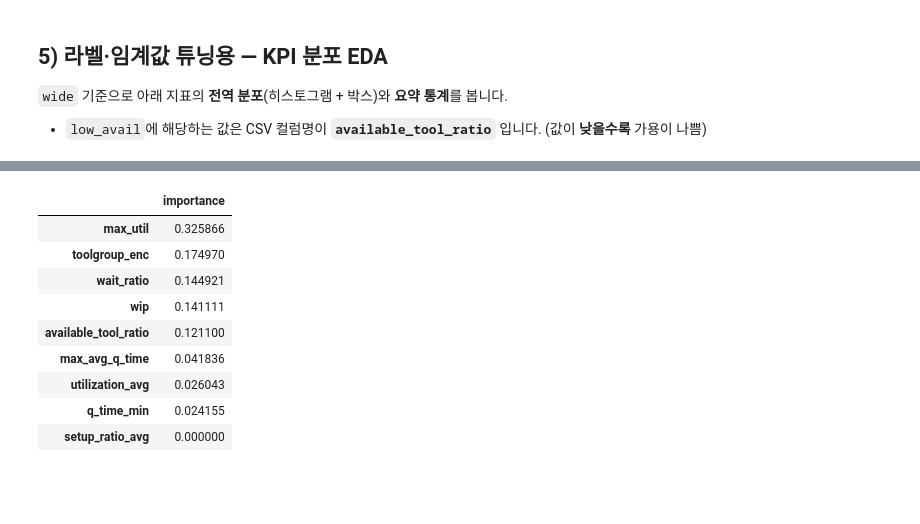
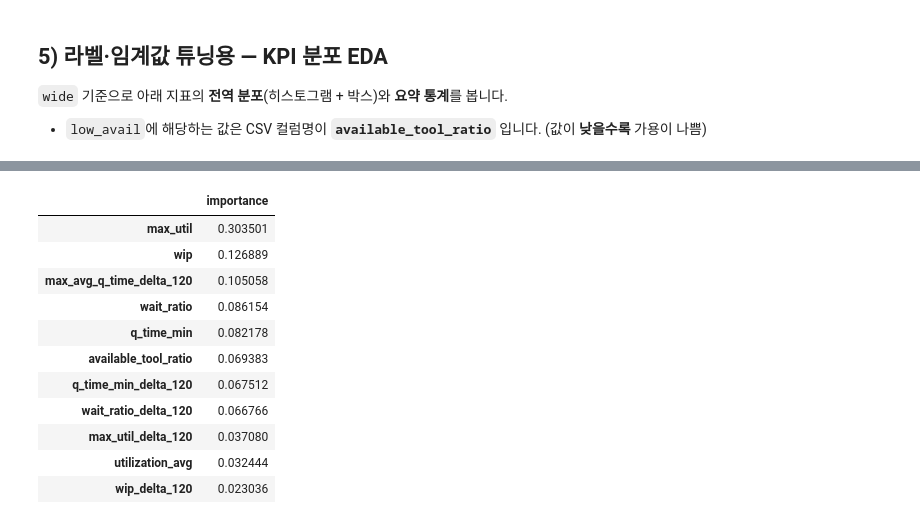
Before and after one commit to FabBear/Simulation, a Jupyter notebook: simulation/ML/data_labeling.ipynb, the cells around one changed output, grey strips where cells are left out. Saved outputs shown, nothing was run; the diff lists cells and outputs as text; code cells hidden in the pictures; blank space fills up the shorter version.

```diff
--- a/simulation/ML/data_labeling.ipynb
+++ b/simulation/ML/data_labeling.ipynb
@@ -28,16 +30,42 @@ from pathlib import Path
 
 import pandas as pd
 from IPython.display import display
+from matplotlib import font_manager, rcParams
 
 # simulation/ML → simulation/sim_csv_out
-SIM_DIR = Path("..").resolve()
+ML_DIR = Path(".").resolve()
+SIM_DIR = ML_DIR.parent
 CSV_DIR = SIM_DIR / "sim_csv_out"
 TG_PATH = CSV_DIR / "kpi_toolgroup.csv"
 TOOL_PATH = CSV_DIR / "kpi_tool.csv"
 
 assert TG_PATH.is_file(), f"없음: {TG_PATH} — 시뮬 후 sim_csv_out 을 확인하세요."
 
+
+def setup_nanum_gothic() -> str:
+    """Register NanumGothic for matplotlib (project fonts/ or ~/Library/Fonts)."""
+    candidates = [
+        ML_DIR / "fonts" / "NanumGothic-Regular.ttf",
+        Path.home() / "Library" / "Fonts" / "NanumGothic-Regular.ttf",
+    ]
+    for font_path in candidates:
+        if font_path.is_file():
+            font_manager.fontManager.addfont(str(font_path))
+            name = font_manager.FontProperties(fname=str(font_path)).get_name()
+            rcParams["font.family"] = name
+            rcParams["axes.unicode_minus"] = False
+            return name
+    raise FileNotFoundError(
+        "NanumGothic-Regular.ttf not found. "
+        "Install: brew install --cask font-nanum-gothic "
+        "or place TTF under simulation/ML/fonts/"
+    )
+
+
+MATPLOTLIB_FONT = setup_nanum_gothic()
+
 print("SIM_DIR:", SIM_DIR)
 print("TG KPI:", TG_PATH.name, f"({TG_PATH.stat().st_size / 1e6:.1f} MB)")
+print("matplotlib font:", MATPLOTLIB_FONT)
 # %% [output]
 SIM_DIR: /Users/skala/Desktop/SKALA/Final_Project/FAB_BEAR/simulation
@@ -809 +1221,16 @@ XGBClassifier(base_score=None, booster=None, callbacks=None,
               num_parallel_tree=None, ...)
+# %%
+PROBA_THRESHOLDS = np.arange(0.05, 0.96, 0.05)  # 또는 0.01 간격
+
+val_proba = model.predict_proba(X_val)[:, 1]
+
+rows = []
+for t in PROBA_THRESHOLDS:
+    pred = (val_proba >= t).astype(int)
+    p, r, f1, _ = precision_recall_fscore_support(y_val, pred, average="binary", zero_division=0)
+    rows.append({"threshold": t, "precision": p, "recall": r, "f1": f1})
+
+thr_df = pd.DataFrame(rows).sort_values("f1", ascending=False)
+display(thr_df.head(10))
+
+BEST_THRESHOLD = thr_df.iloc[0]["threshold"]  # 예: F1 최대
@@ -810,7 +1249,7 @@ XGBClassifier(base_score=None, booster=None, callbacks=None,
 # %%
 def _report(split_name: str, Xs, ys) -> None:
     proba = model.predict_proba(Xs)[:, 1]
-    pred = (proba >= 0.9).astype(int)
+    pred = (proba >= 0.7).astype(int)
     print("\n===", split_name, "===")
     print("accuracy:", round(accuracy_score(ys, pred), 4))
     if len(set(ys)) > 1:
@@ -843,13 +1282,15 @@ weighted avg     0.8710    0.8613    0.8506     80878
 |  | importance |
-| max_util | 0.325866 |
-| toolgroup_enc | 0.174970 |
-| wait_ratio | 0.144921 |
-| wip | 0.141111 |
-| available_tool_ratio | 0.121100 |
-| max_avg_q_time | 0.041836 |
-| utilization_avg | 0.026043 |
-| q_time_min | 0.024155 |
-| setup_ratio_avg | 0.000000 |
+| max_util | 0.303501 |
+| wip | 0.126889 |
+| max_avg_q_time_delta_120 | 0.105058 |
+| wait_ratio | 0.086154 |
+| q_time_min | 0.082178 |
+| available_tool_ratio | 0.069383 |
+| q_time_min_delta_120 | 0.067512 |
+| wait_ratio_delta_120 | 0.066766 |
+| max_util_delta_120 | 0.037080 |
+| utilization_avg | 0.032444 |
+| wip_delta_120 | 0.023036 |
 # %%
 # (추가) Test 구간에서 시간 순서로 예측확률 분포 확인
 # - df_test에는 snapshot_time, toolgroup, y_bottleneck, feature들이 포함되어 있어야 함 (sec8 셀 실행 후)
```
Also changed, not shown: parts of 29 cells of this notebook, 1 other file.
